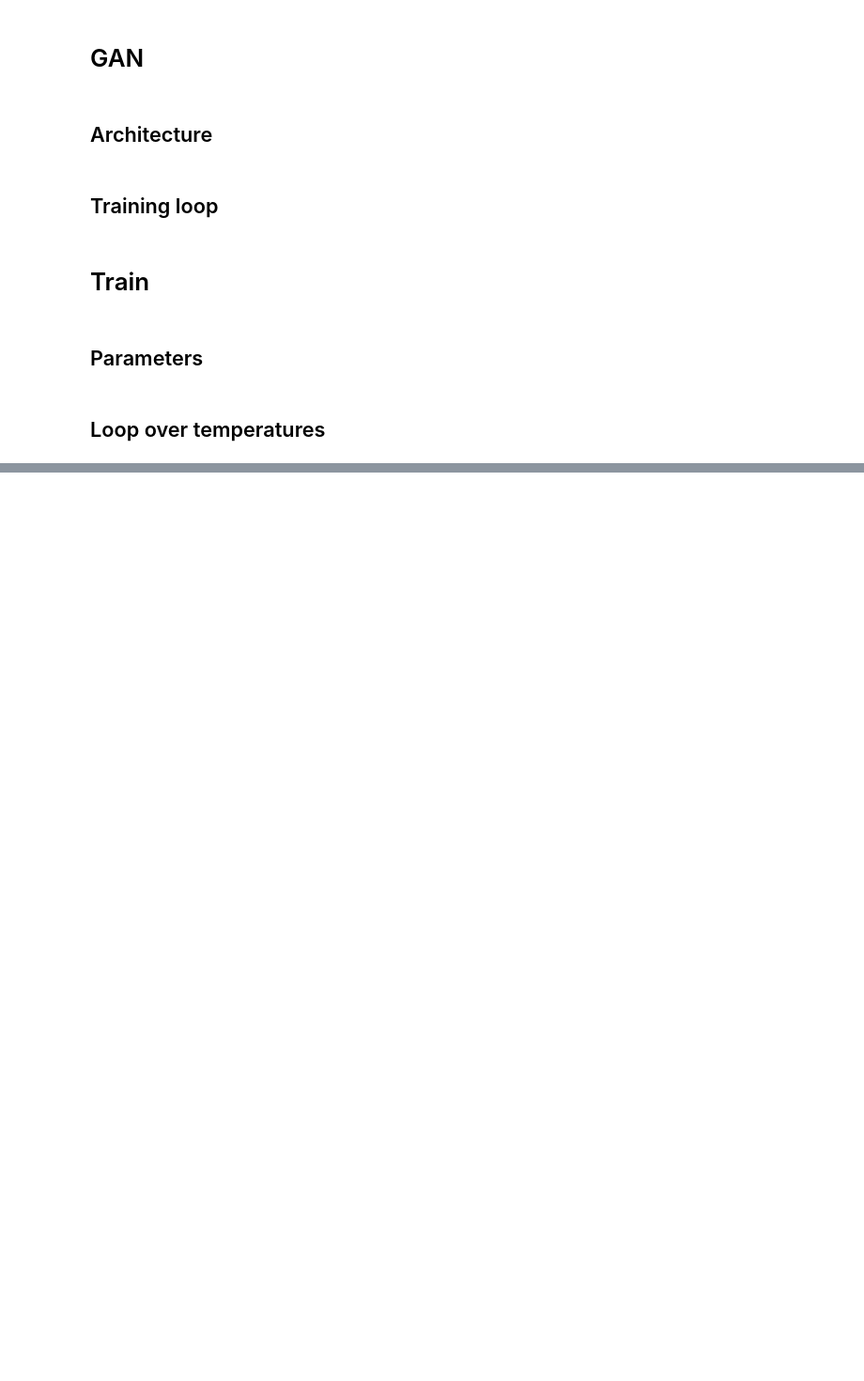
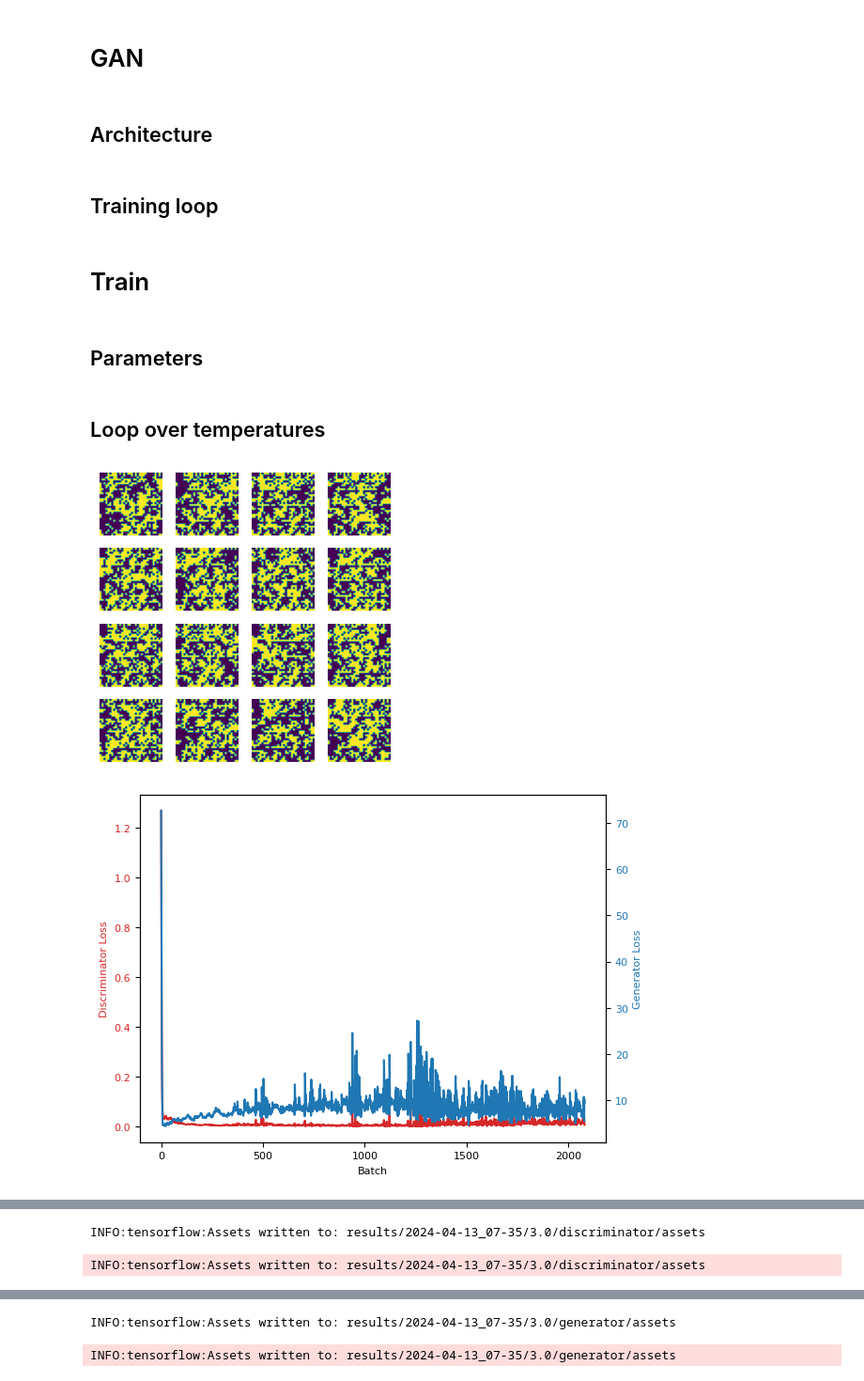
Before and after one commit to pSzyc/Ising, a Jupyter notebook: Model/GAN/GAN.ipynb, the cells around one changed output, grey strips where cells are left out. Shown at 94% size. Saved outputs shown, nothing was run; the diff lists cells and outputs as text; code cells hidden in the pictures; blank space fills up the shorter version.

```diff
--- a/Model/GAN/GAN.ipynb
+++ b/Model/GAN/GAN.ipynb
@@ -252,11 +279,18 @@ def train_step(batch, gen_loss_log, disc_loss_log, batch_size, noise_dim, genera
         disc_loss = discriminator_loss(real_logits, generated_logits)
         disc_loss_log.append(disc_loss)
 
-      gradients_of_generator = gen_tape.gradient(gen_loss, generator.trainable_variables)
-      gradients_of_discriminator = disc_tape.gradient(disc_loss, discriminator.trainable_variables)
+        clip_value_min = -0.01
+        clip_value_max = 0.01
 
-      generator_optimizer.apply_gradients(zip(gradients_of_generator, generator.trainable_variables))
-      discriminator_optimizer.apply_gradients(zip(gradients_of_discriminator, discriminator.trainable_variables))
+        gradients_of_generator = gen_tape.gradient(gen_loss, generator.trainable_variables)
+        gradients_of_discriminator = disc_tape.gradient(disc_loss, discriminator.trainable_variables)
+
+        # Clip the gradients
+        gradients_of_generator = [tf.clip_by_value(grad, clip_value_min, clip_value_max) for grad in gradients_of_generator]
+        gradients_of_discriminator = [tf.clip_by_value(grad, clip_value_min, clip_value_max) for grad in gradients_of_discriminator]
+
+        generator_optimizer.apply_gradients(zip(gradients_of_generator, generator.trainable_variables))
+        discriminator_optimizer.apply_gradients(zip(gradients_of_discriminator, discriminator.trainable_variables))
 
 def train(dataset, epochs, batch_size, gen_loss_log, disc_loss_log, regression_model, outdir):
     for epoch in range(epochs):
@@ -275,15 +309,15 @@ def train(dataset, epochs, batch_size, gen_loss_log, disc_loss_log, regression_m
                  regression_model
           )
         print (f"Time taken for epoch {epoch} is {time.time()- start} sec")
-    display.clear_output(wait=True)
-    generate_and_save_images(
-      generator,
-      epoch + 1,
-      random_vector_for_generation,
-      outdir
-    )
+        display.clear_output(wait=True)
+        generate_and_save_images(
+          generator,
+          epoch + 1,
+          random_vector_for_generation,
+          outdir
+        )
 
-def generator_loss(generated_logits, estimated_temps, temps, lambda2 = 1e3):
+def generator_loss(generated_logits, estimated_temps, temps, lambda2 = 100):
     l1 = tf.losses.binary_crossentropy(tf.ones_like(generated_logits), generated_logits, from_logits = True)
     # Regression network
     l2 = tf.reduce_mean(tf.losses.mean_squared_error(estimated_temps, temps))
@@ -293,6 +327,7 @@ def discriminator_loss(real_image, generated_image):
     real_loss = tf.losses.binary_crossentropy(tf.ones_like(real_image), real_image, from_logits = True)
     generated_loss = tf.losses.binary_crossentropy(tf.zeros_like(generated_image), generated_image, from_logits = True)
     total_loss = tf.reduce_mean(real_loss) + tf.reduce_mean(generated_loss)
+    #total_loss = tf.reduce_mean(tf.math.sigmoid(generated_image)) - tf.reduce_mean(tf.math.sigmoid(real_image))
     return total_loss
 # %% [markdown]
 # Train
@@ -305,7 +340,7 @@ random_vector_for_generation = tf.random.normal([num_examples_to_generate, 1, 1,
 beta1 = 0.5
 lr = 1e-4
 EPOCHS=10
-temps = np.arange(2.0, 2.11, 0.1)
+temps = np.arange(2.0, 3.1, 0.1)
 batch_size = 240
 
 # Get the current date and time
@@ -321,27 +356,30 @@ regression_model = tf.keras.models.load_model("results/regression_model")
 # %% [markdown]
 ## Loop over temperatures
 # %%
-for temp in [2.2]:
+for temp in temps:
     outdir = results / f"{temp:.1f}"
     outdir.mkdir(exist_ok = True)
     gen_loss_log=[]
     disc_loss_log=[]
     generator = make_generator_model()
     discriminator = make_discriminator_model()
 
     generator_optimizer = tf.keras.optimizers.Adam(learning_rate=lr, beta_1=beta1, beta_2=0.999)
     discriminator_optimizer = tf.keras.optimizers.Adam(learning_rate=lr, beta_1=beta1, beta_2=0.999)
 
     discriminator.build(input_shape = (None, 32, 32, 1))
     generator.build(input_shape = (None, 1, 1, 100))
 
     initialize_weights(generator)
     initialize_weights(discriminator)
 
     train_dataset, test_dataset = make_dataset(data_path, [temp], batch_size=batch_size, flatten=False)
     train(train_dataset, EPOCHS, batch_size, gen_loss_log, disc_loss_log, regression_model, outdir)
 
     plot_cost_function(outdir)
     sample_data_plots(generator, batch_size, outdir)
     discriminator.save(outdir / "discriminator")
     generator.save(outdir / "generator")
+# %% [output]
+[figure, added]
+[figure, added]
@@ -347,0 +388,2 @@ for temp in [2.2]:
+INFO:tensorflow:Assets written to: results/2024-04-13_07-35/3.0/discriminator/assets
+INFO:tensorflow:Assets written to: results/2024-04-13_07-35/3.0/discriminator/assets
@@ -347,0 +392,2 @@ for temp in [2.2]:
+INFO:tensorflow:Assets written to: results/2024-04-13_07-35/3.0/generator/assets
+INFO:tensorflow:Assets written to: results/2024-04-13_07-35/3.0/generator/assets
```
Also changed, not shown: parts of 3 cells of this notebook, 1 other file.
